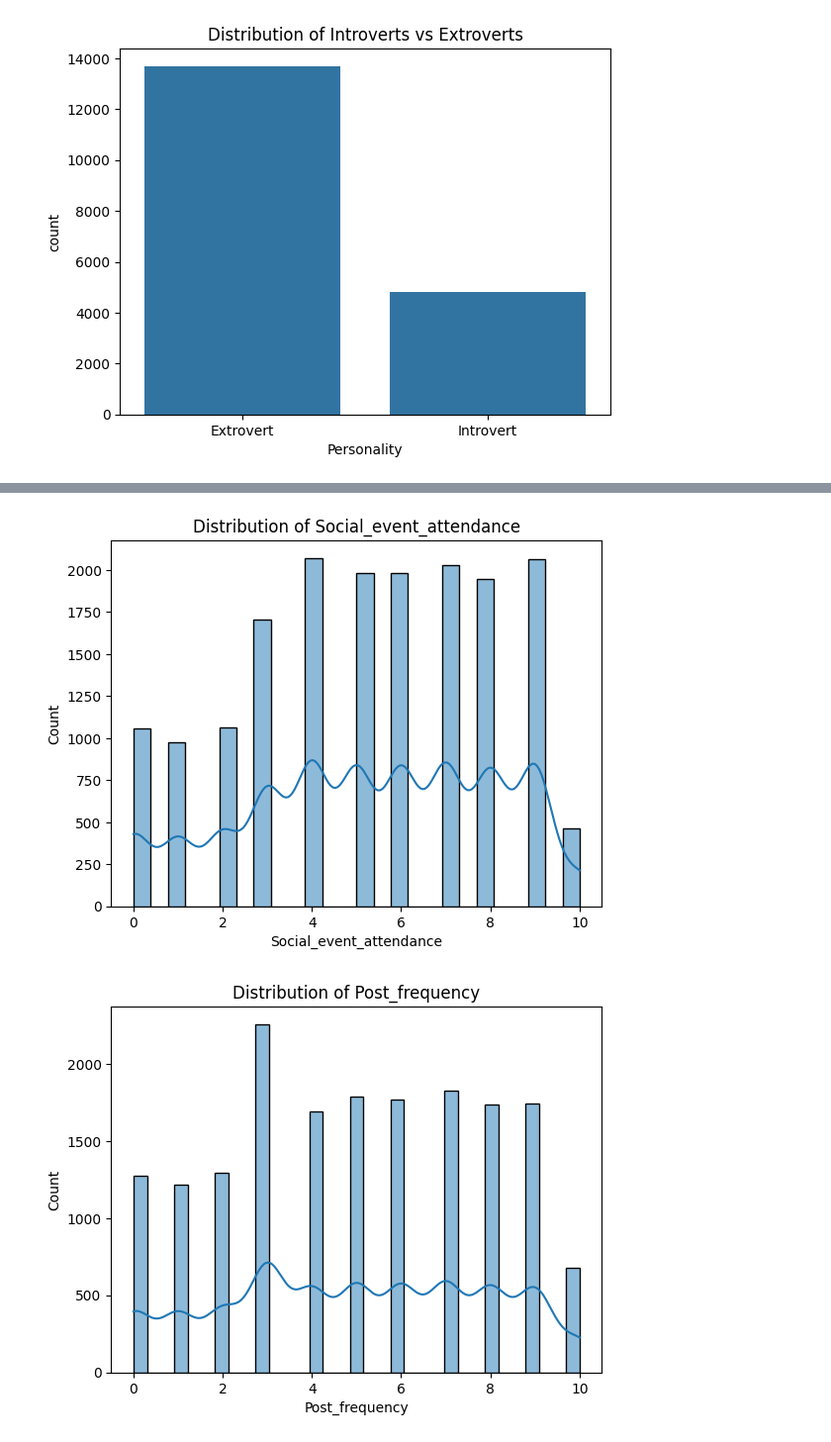
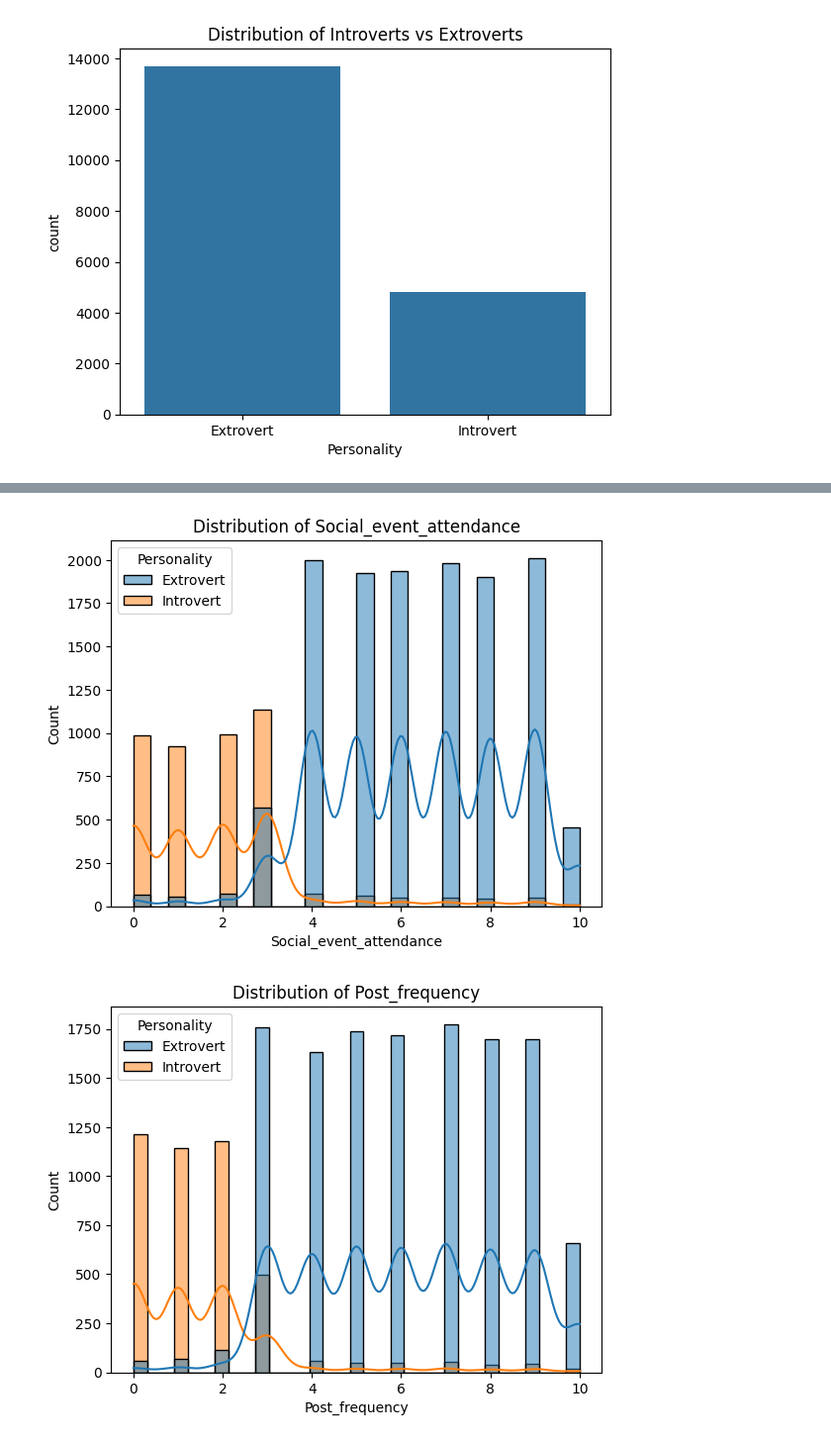
Before and after one commit to Ishikasingh101/Introvert_Extrovert_Predictor, a Jupyter notebook: Predict_the__Introverts__from_the__Extroverts.ipynb, the cells around one changed output, grey strips where cells are left out. Shown: that part at 99% size. Saved outputs shown, nothing was run; the diff lists cells and outputs as text; code cells hidden in the pictures.

```diff
--- a/Predict_the__Introverts__from_the__Extroverts.ipynb
+++ b/Predict_the__Introverts__from_the__Extroverts.ipynb
@@ -99,7 +106,7 @@ plt.show()
 # %%
 numeric_cols = ['Time_spent_Alone', 'Social_event_attendance', 'Post_frequency']
 for col in numeric_cols:
-    sns.histplot(data=train, x=col, kde=True)
+    sns.histplot(data=train, x=col, kde=True, hue= "Personality")
     plt.title(f'Distribution of {col}')
     plt.show()
 # %% [output]
@@ -107,2 +114,2 @@ for col in numeric_cols:
-[figure, old version]
+[figure, new version]
-[figure, old version]
+[figure, new version]
```
Also changed, not shown: parts of 16 cells of this notebook.
